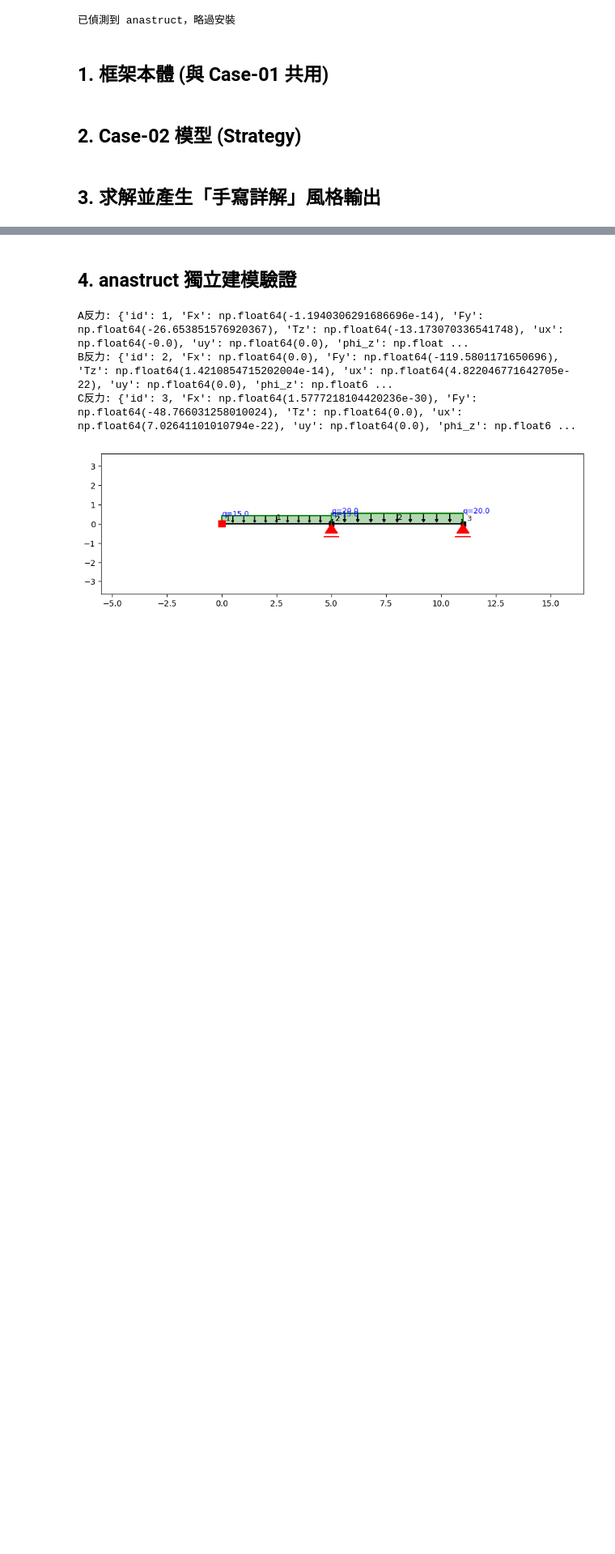
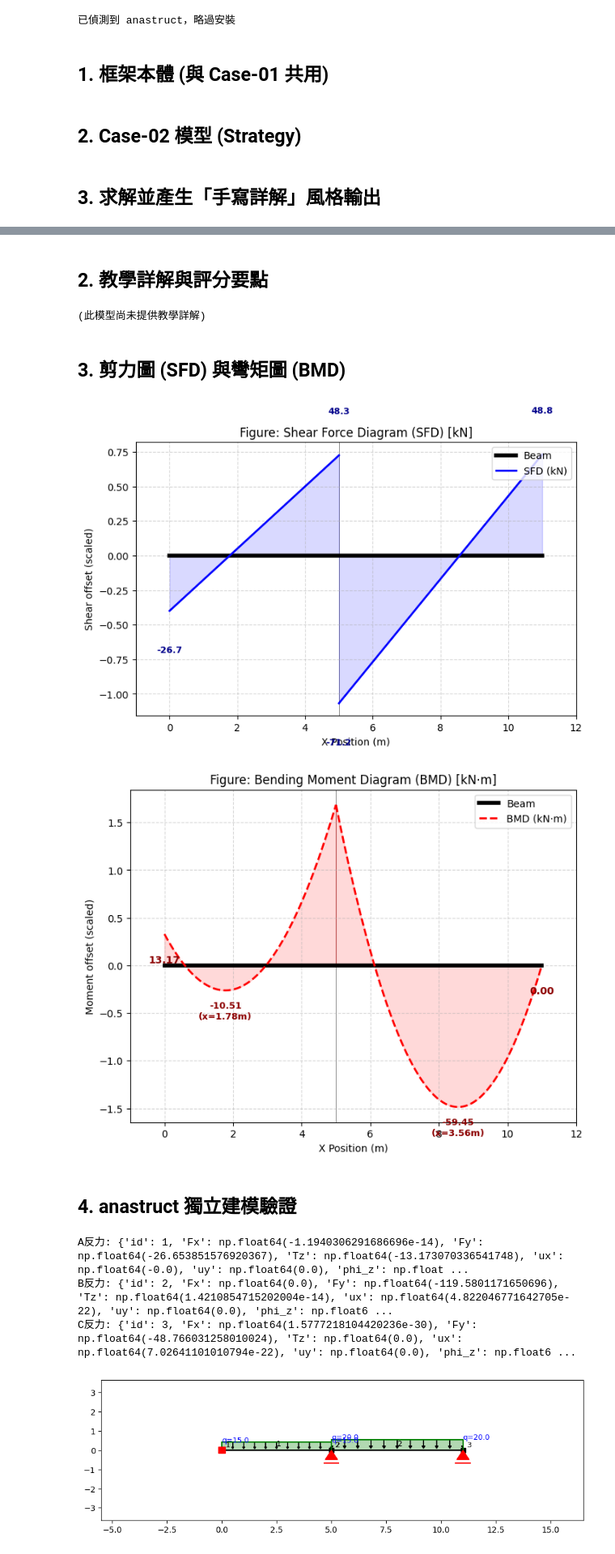
Before and after one commit to zhixiu0223/slope_deflection_framework, a Jupyter notebook: notebooks/Case-02-two-span-beam.ipynb, the cells around one changed output, grey strips where cells are left out. Shown at 81% size. Drawn from its saved outputs; the diff is of its cells as text; code cells hidden in the pictures; blank space fills up the shorter version.

```diff
--- a/notebooks/Case-02-two-span-beam.ipynb
+++ b/notebooks/Case-02-two-span-beam.ipynb
@@ -294,10 +367,16 @@ class TwoSpanBeamProblem(SlopeDeflectionProblem):
         return (f"**AB跨** $L_1={self.L1}$ m ($w_1={self.w1}$ kN/m), "
                 f"**BC跨** $L_2={self.L2}$ m ($w_2={self.w2}$ kN/m)\n\n"
                 f"**邊界條件：** A端固定 ($\\theta_A=0$)，B為中間滾支承 "
-                f"(連續，$\\theta_B$ 兩跨共用)，C為遠端滾支承 ($M_{{CB}}=0$)\n\n"
-                f"**自由度分析：** 兩個未知位移量 $\\theta_B, \\theta_C$ —— "
-                f"比 Case-01 多了一個節點(B)，新增的是**中間節點力矩平衡** "
-                f"$M_{{BA}}+M_{{BC}}=0$")
+                f"(連續，$\\theta_B$ 兩跨共用)，C為遠端滾支承 ($M_{{CB}}=0$)")
+
+    def describe_dof(self):
+        return (f"A端固定，$\\theta_A=0$，不是未知量；B是**連續**的中間支承"
+                f"(不是鉸接釋放)，AB跨跟BC跨在B點共用**同一個**轉角 "
+                f"$\\theta_B$——這裡如果誤把AB跨、BC跨各自設一個獨立轉角"
+                f"(當成B是鉸接)，會多出一個不存在的自由度，方程式數量對不上；"
+                f"C端是滾支承可自由轉動，$\\theta_C$ 是第二個未知量。"
+                f"共兩個未知位移量 $\\theta_B, \\theta_C$——比 Case-01 多了一個"
+                f"節點(B)，新增的是**中間節點力矩平衡** $M_{{BA}}+M_{{BC}}=0$。")
 
     def draw_geometry(self, ax):
         L1, L2, w1, w2 = self.L1, self.L2, self.w1, self.w2
@@ -465,7 +544,8 @@ class TwoSpanBeamProblem(SlopeDeflectionProblem):
 ## 3. 求解並產生「手寫詳解」風格輸出
 # %%
 problem = TwoSpanBeamProblem(L1=5.0, L2=6.0, w1=15.0, w2=20.0)
-SlopeDeflectionSolver(problem).solve_and_report()
+solver = SlopeDeflectionSolver(problem)
+solver.solve_and_report()
 # %% [output]
 ============================================================
 【步驟 1】題目定義、幾何/材料參數與自由度標示
@@ -496,0 +577,3 @@ $$M_{ij} = \frac{2EI}{L}\left(2\theta_i + \theta_j - 3\psi\right) + FEM_{ij}$$
+# %%
+solver.print_teaching_handout()
+# %% [output]
@@ -497,3 +588,8 @@ $$M_{ij} = \frac{2EI}{L}\left(2\theta_i + \theta_j - 3\psi\right) + FEM_{ij}$$
+## 2. 教學詳解與評分要點
+(此模型尚未提供教學詳解)
+## 3. 剪力圖 (SFD) 與彎矩圖 (BMD)
+[figure, added]
+[figure, added]
 # %% [markdown]
 ## 4. anastruct 獨立建模驗證
 # %%
```
Also changed, not shown: parts of 5 cells of this notebook, 4 other files.
